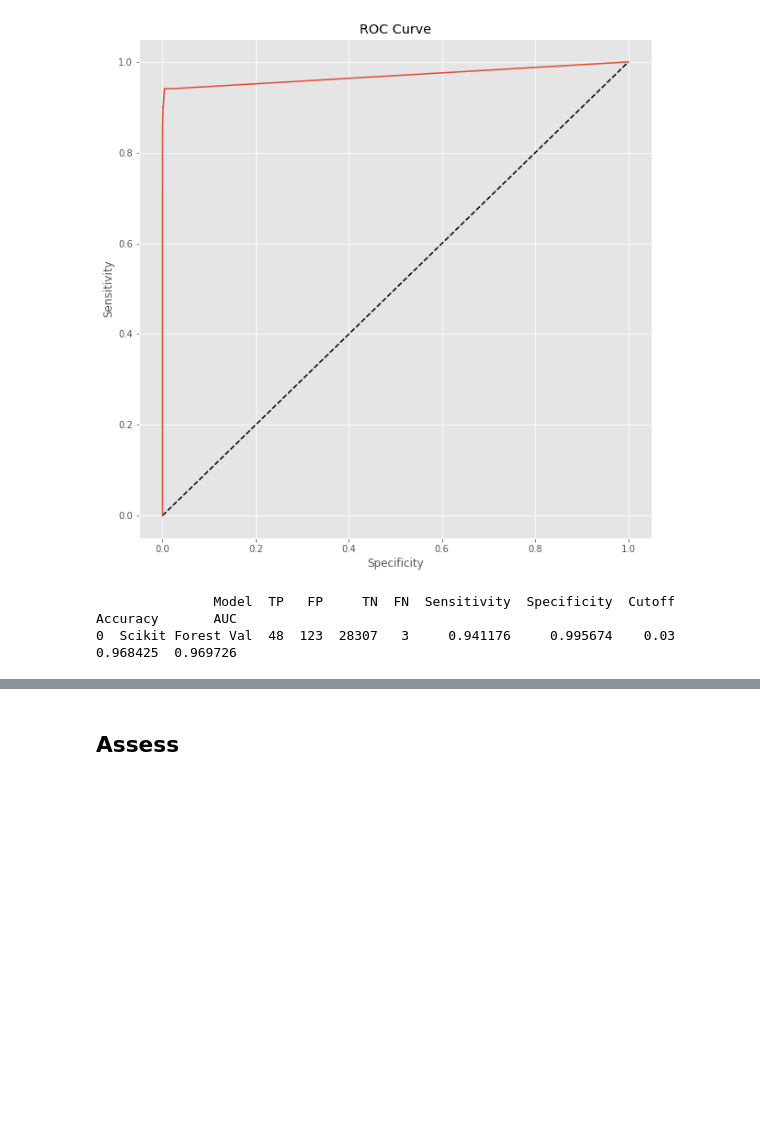
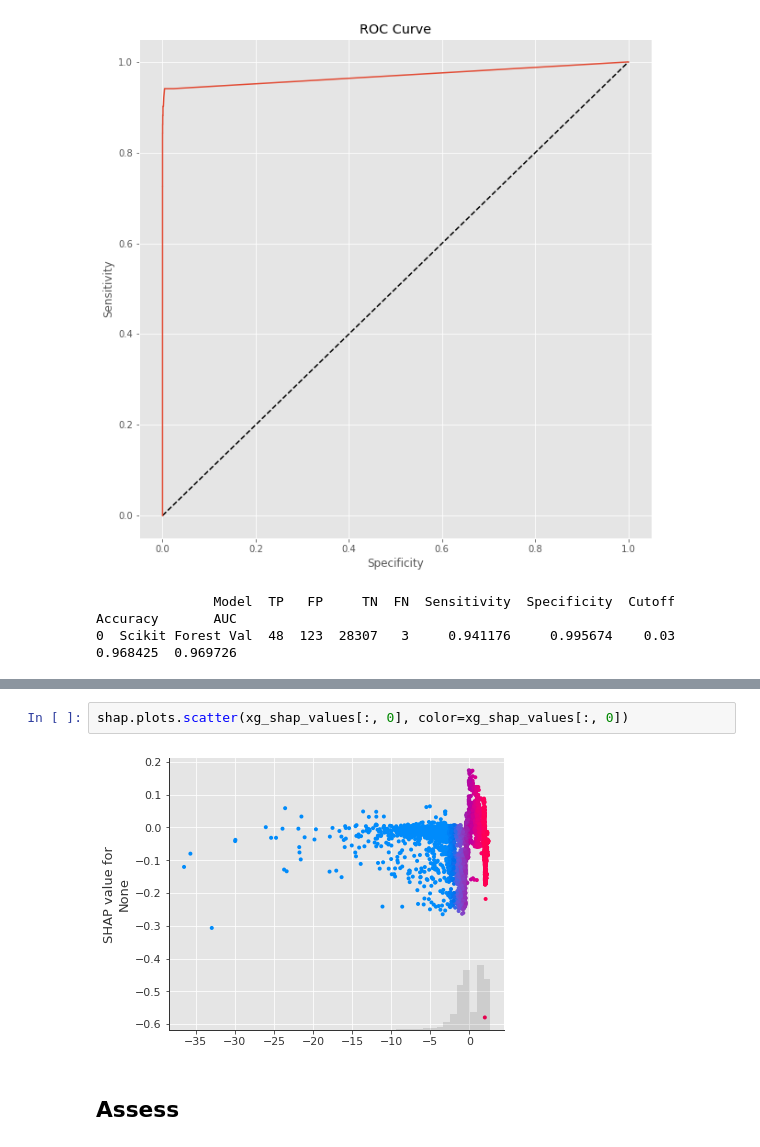
Before and after one commit to jbonfardeci/fraud-rare-event-model, a Jupyter notebook: Fraud-Detection-Rare-Events.ipynb, the cells around one changed output, grey strips where cells are left out. Drawn from its saved outputs; the diff is of its cells as text; blank space fills up the shorter version.

```diff
--- a/Fraud-Detection-Rare-Events.ipynb
+++ b/Fraud-Detection-Rare-Events.ipynb
@@ -437,2 +469,6 @@ Sensitivity: 94.118%, Specificity: 99.567%, Threshold: 0.030
+# %%
+shap.plots.scatter(xg_shap_values[:, 0], color=xg_shap_values[:, 0])
+# %% [output]
+[figure, added]
 # %% [markdown]
 ## Assess
```
Also changed, not shown: parts of 9 cells of this notebook.
